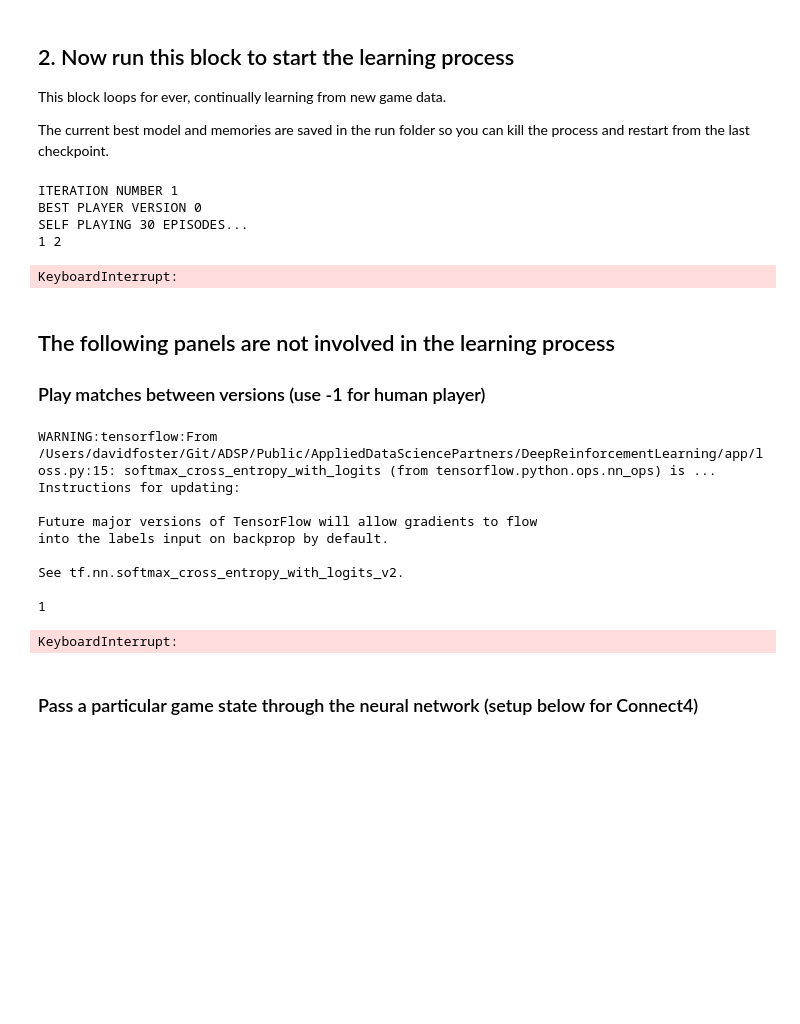
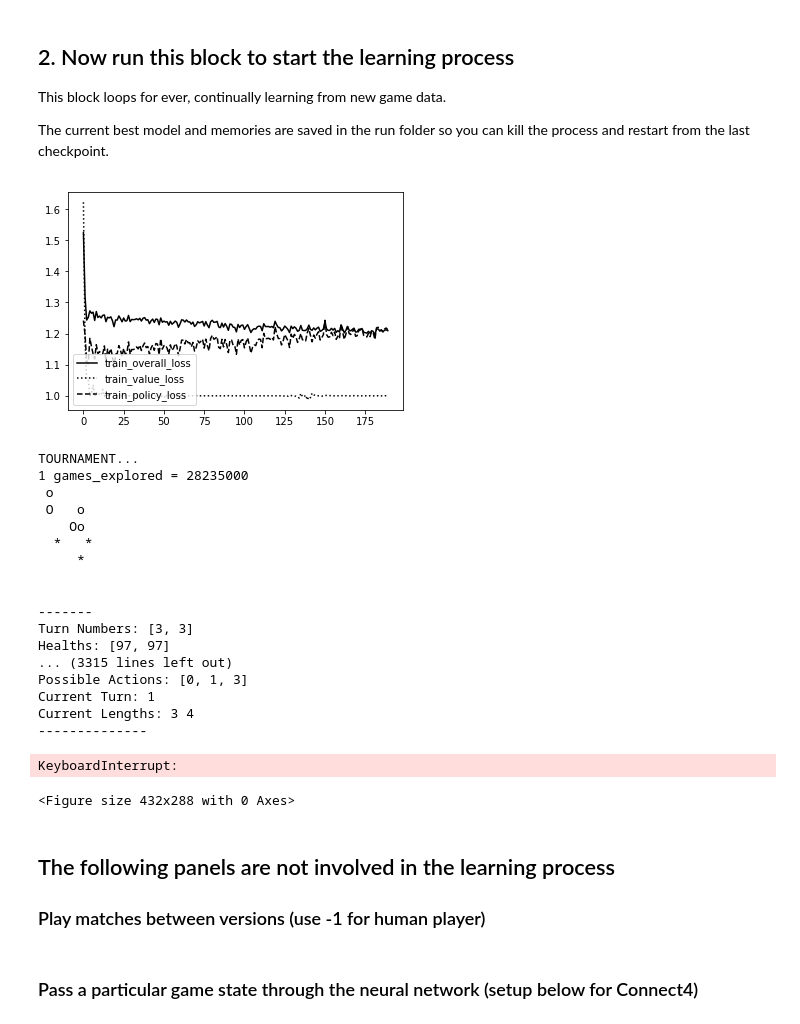
Before and after one commit to scsukas8/DeepReinforcementLearning, a Jupyter notebook: run.ipynb, the cells around one changed output. Cells and saved outputs as stored; diff of their text form; code cells hidden in the pictures; blank space fills up the shorter version.

```diff
--- a/run.ipynb
+++ b/run.ipynb
@@ -45,7 +45,7 @@ lg.logger_main.info('=*=*=*=*=*=*=*=*=*=*=*=*=*=*=*=*=*=*=*=*=*')
 lg.logger_main.info('=*=*=*=*=*=.      NEW LOG      =*=*=*=*=*')
 lg.logger_main.info('=*=*=*=*=*=*=*=*=*=*=*=*=*=*=*=*=*=*=*=*=*')
 
-LAYERS = 3
+LAYERS = 6
 env = Game()
 
 # If loading an existing neural network, copy the config file to root
@@ -134,38 +134,53 @@ while 1:
             lg.logger_memory.info('MCTS VALUE FOR %s: %f', s['playerTurn'], s['value'])
             lg.logger_memory.info('CUR PRED VALUE FOR %s: %f', s['playerTurn'], current_value)
             lg.logger_memory.info('BES PRED VALUE FOR %s: %f', s['playerTurn'], best_value)
             lg.logger_memory.info('THE MCTS ACTION VALUES: %s', ['%.2f' % elem for elem in s['AV']]  )
             lg.logger_memory.info('CUR PRED ACTION VALUES: %s', ['%.2f' % elem for elem in  current_probs])
             lg.logger_memory.info('BES PRED ACTION VALUES: %s', ['%.2f' % elem for elem in  best_probs])
             lg.logger_memory.info('ID: %s', s['state'].id)
             lg.logger_memory.info('INPUT TO MODEL: %s', current_player.model.convertToModelInput(s['state']))
 
             s['state'].render(lg.logger_memory)
 
         ######## TOURNAMENT ########
         print('TOURNAMENT...')
         scores, _, points, sp_scores = playMatches(best_player, current_player, config.EVAL_EPISODES, lg.logger_tourney, turns_until_tau0 = 0, memory = None)
         print('\nSCORES')
         print(scores)
         print('\nSTARTING PLAYER / NON-STARTING PLAYER SCORES')
         print(sp_scores)
         #print(points)
 
         print('\n\n')
 
         if scores['current_player'] > scores['best_player'] * config.SCORING_THRESHOLD:
             best_player_version = best_player_version + 1
             best_NN.model.set_weights(current_NN.model.get_weights())
             best_NN.write(env.name, best_player_version)
 
     else:
         print('MEMORY SIZE: ' + str(len(memory.ltmemory)))
 # %% [output]
+[figure, added]
-ITERATION NUMBER 1
-BEST PLAYER VERSION 0
-SELF PLAYING 30 EPISODES...
-1 2
+TOURNAMENT...
+1 games_explored = 28235000
+ o
+ O   o
+    Oo
+  *   *
+     *
+
+
+-------
+Turn Numbers: [3, 3]
+Healths: [97, 97]
+... (3315 lines left out)
+Possible Actions: [0, 1, 3]
+Current Turn: 1
+Current Lengths: 3 4
+--------------
 KeyboardInterrupt:
+<Figure size 432x288 with 0 Axes>
 # %% [markdown]
 ## The following panels are not involved in the learning process
 
@@ -176,18 +191,7 @@ from funcs import playMatchesBetweenVersions
 import loggers as lg
 
 env = Game()
-playMatchesBetweenVersions(env, 1, 1, 1, 10, lg.logger_tourney, 0)
+playMatchesBetweenVersions(env, 1, 6, -1, 10, lg.logger_tourney, 0)
-# %% [output]
-WARNING:tensorflow:From /Users/davidfoster/Git/ADSP/Public/AppliedDataSciencePartners/DeepReinforcementLearning/app/loss.py:15: softmax_cross_entropy_with_logits (from tensorflow.python.ops.nn_ops) is ...
-Instructions for updating:
-
-Future major versions of TensorFlow will allow gradients to flow
-into the labels input on backprop by default.
-
-See tf.nn.softmax_cross_entropy_with_logits_v2.
-
-1
-KeyboardInterrupt:
 # %% [markdown]
 ### Pass a particular game state through the neural network (setup below for Connect4)
 # %%
```
Also changed, not shown: 26 other files.
